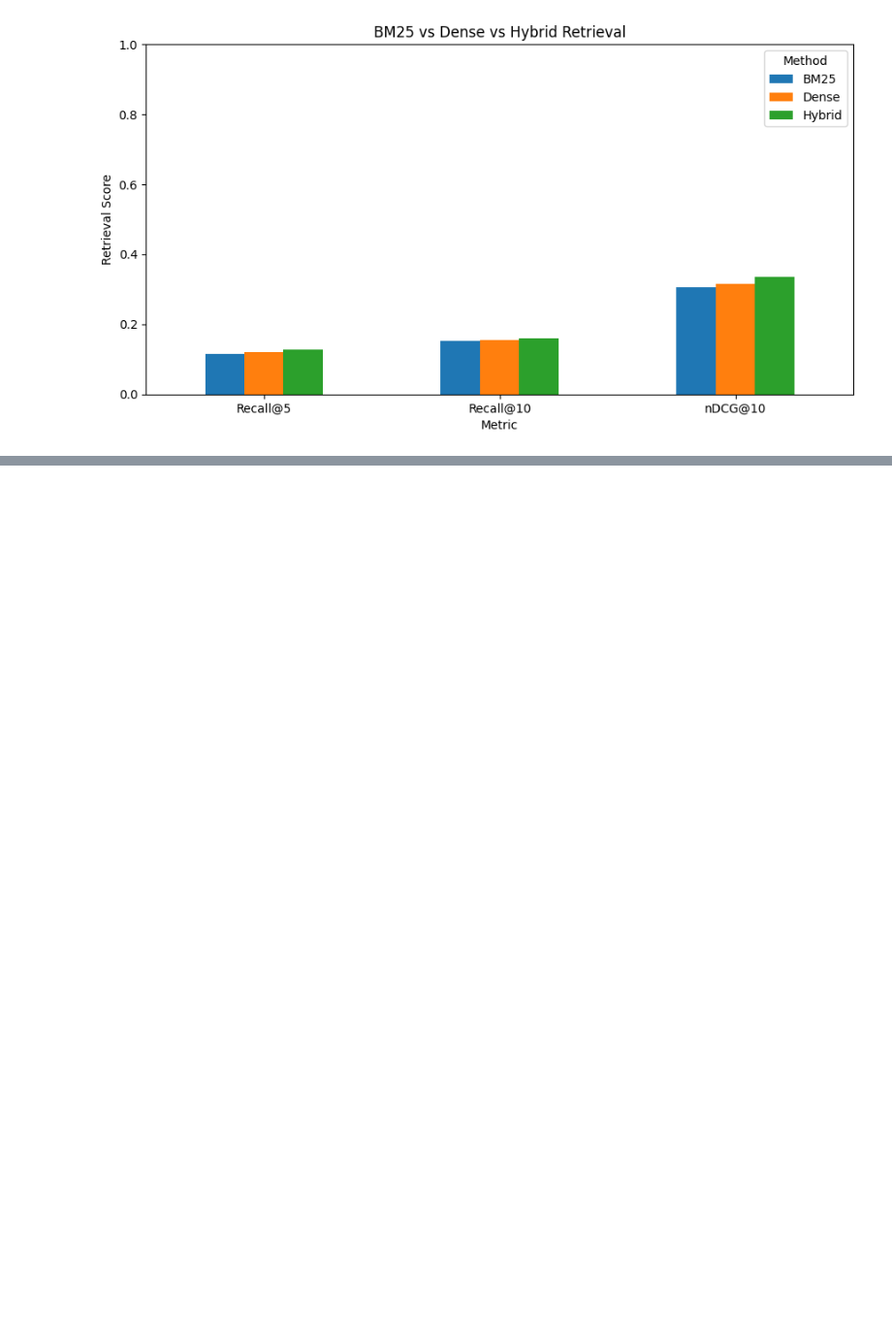
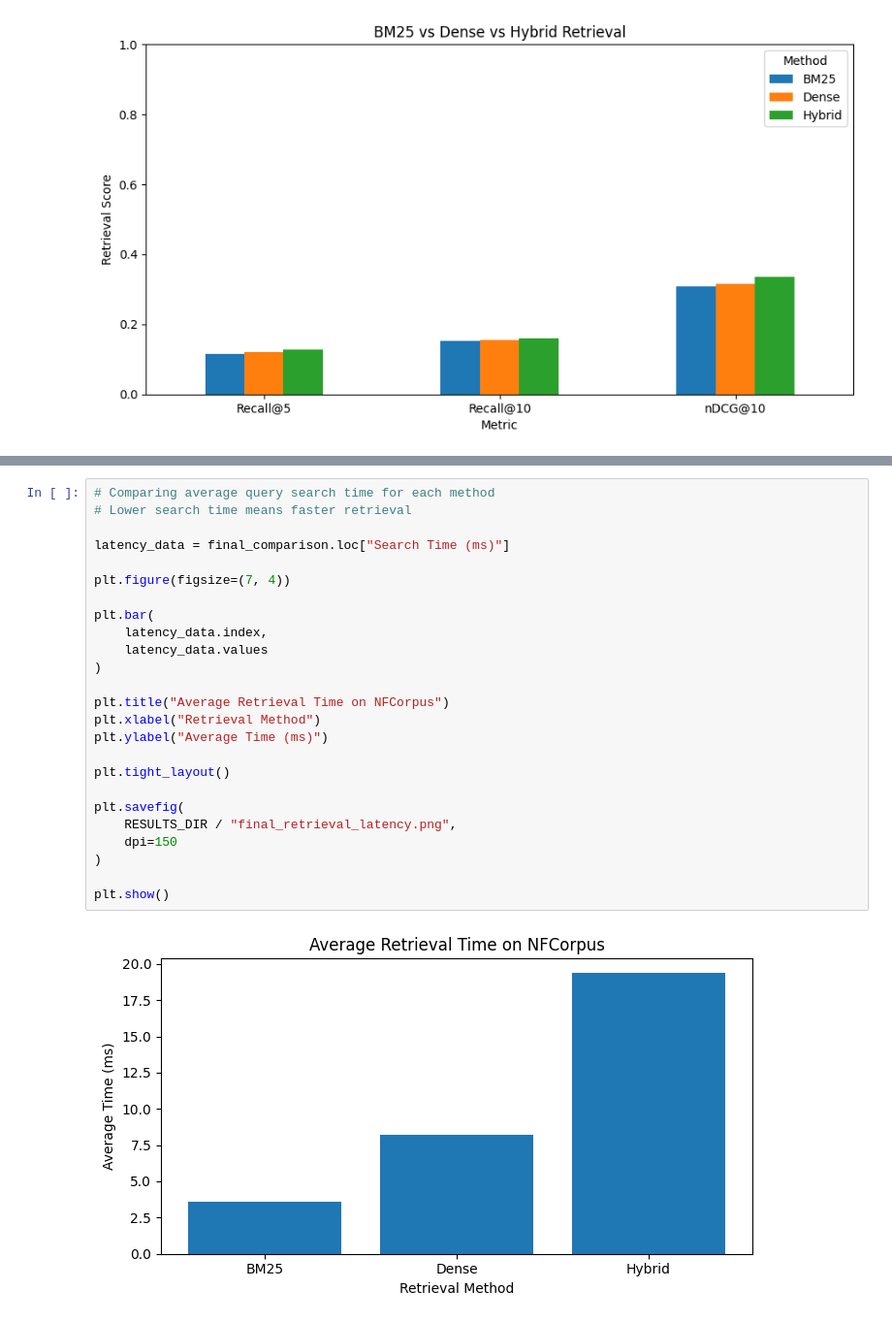
Before and after one commit to rachana1707-S/Adaptive-MedRAG, a Jupyter notebook: notebooks/01_retrieval.ipynb, the cells around one changed output, grey strips where cells are left out. Shown at 97% size. Drawn from its saved outputs; the diff is of its cells as text; blank space fills up the shorter version.

```diff
--- a/notebooks/01_retrieval.ipynb
+++ b/notebooks/01_retrieval.ipynb
@@ -1332,0 +1453,27 @@ plt.show()
+# %%
+# Comparing average query search time for each method
+# Lower search time means faster retrieval
+
+latency_data = final_comparison.loc["Search Time (ms)"]
+
+plt.figure(figsize=(7, 4))
+
+plt.bar(
+    latency_data.index,
+    latency_data.values
+)
+
+plt.title("Average Retrieval Time on NFCorpus")
+plt.xlabel("Retrieval Method")
+plt.ylabel("Average Time (ms)")
+
+plt.tight_layout()
+
+plt.savefig(
+    RESULTS_DIR / "final_retrieval_latency.png",
+    dpi=150
+)
+
+plt.show()
+# %% [output]
+[figure, added]
```
Also changed, not shown: parts of 23 cells of this notebook.
